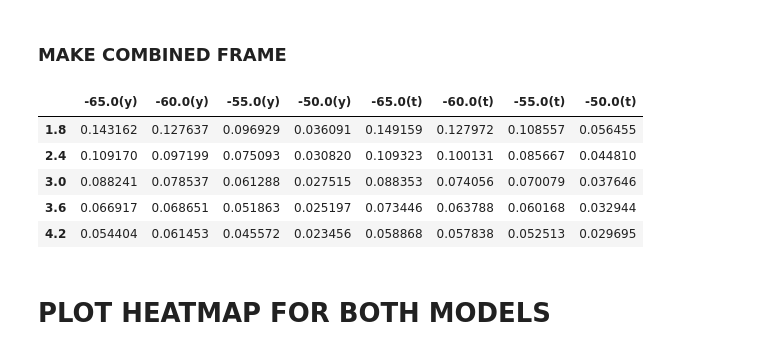
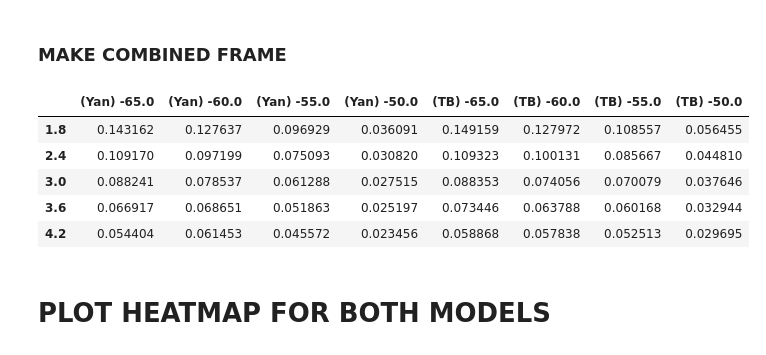
Before and after one commit to mfinemorris/NMProject, a Jupyter notebook: IPYNB/HeatMaps.ipynb, the cells around one changed output. Saved outputs shown, nothing was run; the diff lists cells and outputs as text; code cells hidden in the pictures.

```diff
--- a/IPYNB/HeatMaps.ipynb
+++ b/IPYNB/HeatMaps.ipynb
@@ -226,15 +226,15 @@ frame_y
 # %%
 #change dataframe cols suffix: http://stackoverflow.com/questions/21588811/pandas-join-dataframe-force-suffix
 fy = NMUtility.make_frame(group_by_meas[key].yan).fillna(0)
-fy.columns = [str(i)+"(y)"for i in fy.columns]
+fy.columns = ["(Yan) "+str(i) for i in fy.columns]
 
 ft = NMUtility.make_frame(group_by_meas[key].tb).fillna(0)
-ft.columns = [str(i)+"(t)"for i in ft.columns]
+ft.columns = ["(TB) "+str(i) for i in ft.columns]
 
 fcombined = pd.concat([fy,ft],axis=1)
 fcombined
 # %% [output]
-|  | -65.0(y) | -60.0(y) | -55.0(y) | -50.0(y) | -65.0(t) | -60.0(t) | -55.0(t) | -50.0(t) |
+|  | (Yan) -65.0 | (Yan) -60.0 | (Yan) -55.0 | (Yan) -50.0 | (TB) -65.0 | (TB) -60.0 | (TB) -55.0 | (TB) -50.0 |
 | 1.8 | 0.143162 | 0.127637 | 0.096929 | 0.036091 | 0.149159 | 0.127972 | 0.108557 | 0.056455 |
 | 2.4 | 0.109170 | 0.097199 | 0.075093 | 0.030820 | 0.109323 | 0.100131 | 0.085667 | 0.044810 |
 | 3.0 | 0.088241 | 0.078537 | 0.061288 | 0.027515 | 0.088353 | 0.074056 | 0.070079 | 0.037646 |
```
Also changed, not shown: parts of 6 cells of this notebook.
